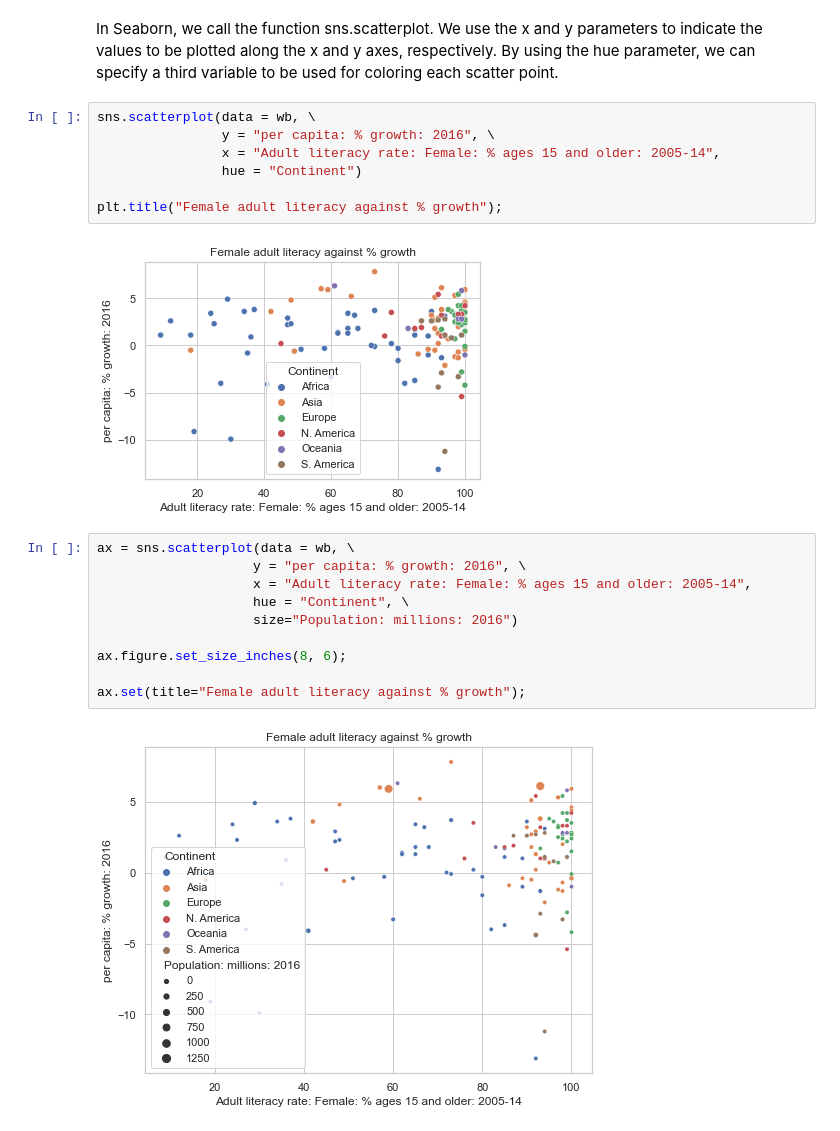
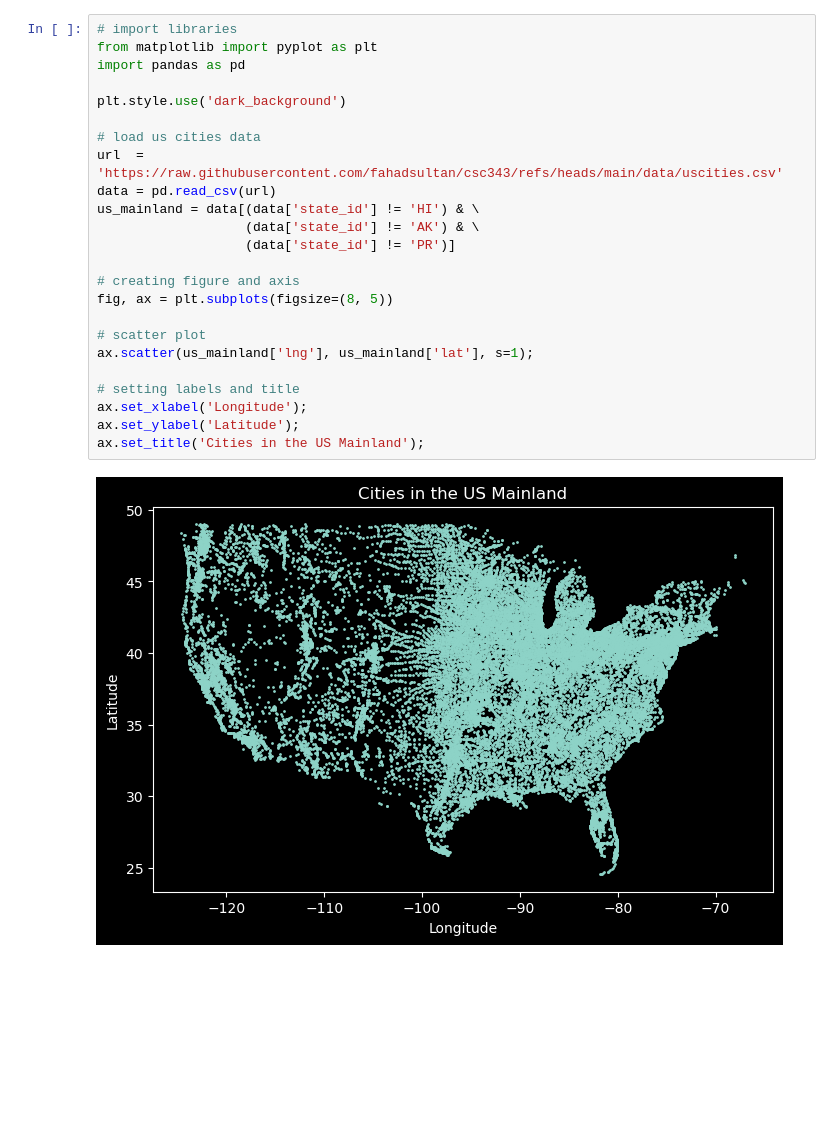
Before and after one commit to fahadsultan/csc272, a Jupyter notebook: plotting/scatter.ipynb, the cells around one changed output. Saved outputs shown, nothing was run; the diff lists cells and outputs as text; blank space fills up the shorter version.

```diff
--- a/plotting/scatter.ipynb
+++ b/plotting/scatter.ipynb
@@ -28,23 +17,26 @@ ax.set(title="Female adult literacy against % growth");
-# %% [markdown]
-In Seaborn, we call the function sns.scatterplot. We use the x and y parameters to indicate the values to be plotted along the x and y axes, respectively. By using the hue parameter, we can specify a third variable to be used for coloring each scatter point.
-# %%
-sns.scatterplot(data = wb, \
-                y = "per capita: % growth: 2016", \
-                x = "Adult literacy rate: Female: % ages 15 and older: 2005-14",
-                hue = "Continent")
-
-plt.title("Female adult literacy against % growth");
-# %% [output]
-[figure, removed]
-# %%
-ax = sns.scatterplot(data = wb, \
-                    y = "per capita: % growth: 2016", \
-                    x = "Adult literacy rate: Female: % ages 15 and older: 2005-14",
-                    hue = "Continent", \
-                    size="Population: millions: 2016")
-
-ax.figure.set_size_inches(8, 6);
-
-ax.set(title="Female adult literacy against % growth");
-# %% [output]
-[figure, removed]
+# %%
+# import libraries
+from matplotlib import pyplot as plt
+import pandas as pd
+
+plt.style.use('dark_background')
+
+# load us cities data
+url  = 'https://raw.githubusercontent.com/fahadsultan/csc343/refs/heads/main/data/uscities.csv'
+data = pd.read_csv(url)
+us_mainland = data[(data['state_id'] != 'HI') & \
+                   (data['state_id'] != 'AK') & \
+                   (data['state_id'] != 'PR')]
+
+# creating figure and axis
+fig, ax = plt.subplots(figsize=(8, 5))
+
+# scatter plot
+ax.scatter(us_mainland['lng'], us_mainland['lat'], s=1);
+
+# setting labels and title
+ax.set_xlabel('Longitude');
+ax.set_ylabel('Latitude');
+ax.set_title('Cities in the US Mainland');
+# %% [output]
+[figure, added]
```
Also changed, not shown: parts of 20 cells of this notebook, 35 other files.
